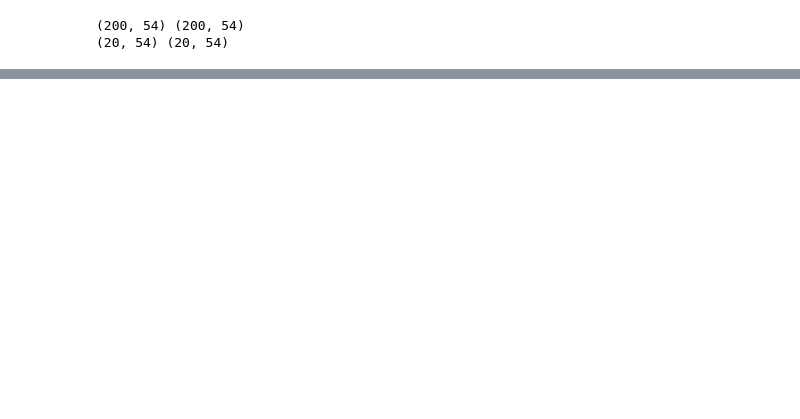
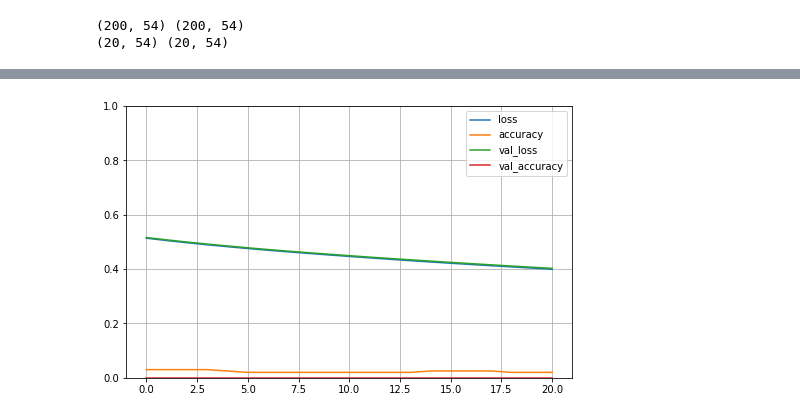
Before and after one commit to trungpqml/3D-Joint-Estimation, a Jupyter notebook: notebooks/Callbacks.ipynb, the cells around one changed output, grey strips where cells are left out. Drawn from its saved outputs; the diff is of its cells as text; code cells hidden in the pictures; blank space fills up the shorter version.

```diff
--- a/notebooks/Callbacks.ipynb
+++ b/notebooks/Callbacks.ipynb
@@ -36,7 +56,10 @@ history = model.fit(
     y=y_train,
     validation_data=(X_val, y_val),
     epochs=cfg.epochs,
-    callbacks=[get_tensorboard_callback() ,get_earlystopping_callback()],
+    # callbacks=[get_tensorboard_callback()] ,
+    callbacks =[get_earlystopping_callback()],
+    # callbacks=[get_callbacks()],
+    # callbacks=[get_logging_callback()],
     # verbose=1
 )
 # %% [output]
@@ -64,0 +86,5 @@ Reusing TensorBoard on port 6006 (pid 17150), started 0:00:38 ago. (Use '!kill 1
+# %%
+from modules.main.helper.visualize.plot import plot_history
+plot_history(history)
+# %% [output]
+[figure, added]
```
Also changed, not shown: parts of 5 cells of this notebook, 8 other files.
